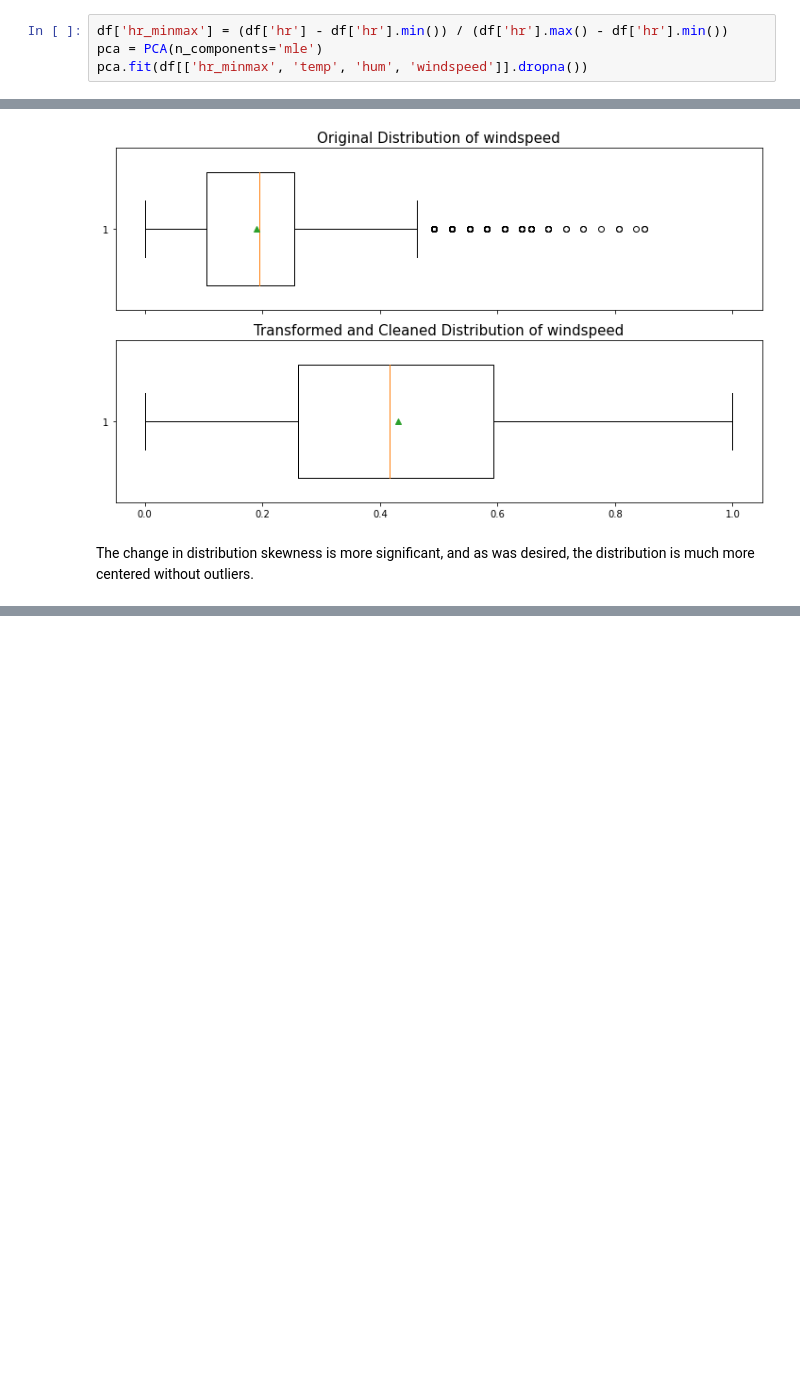
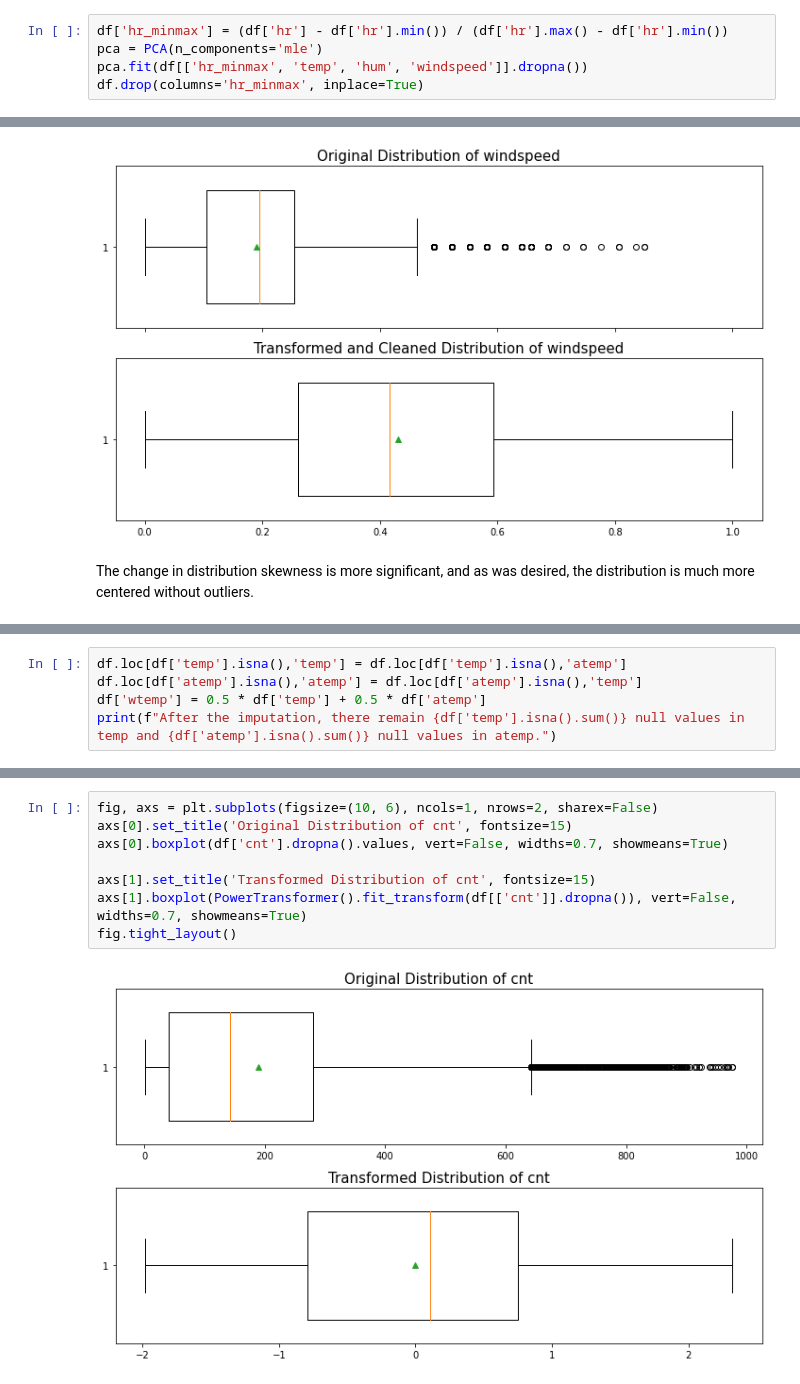
Before and after one commit to altogi/PredictingBikeSharing, a Jupyter notebook: Bike_Sharing_Group3.ipynb, the cells around one changed output, grey strips where cells are left out. Cells and saved outputs as stored; diff of their text form; blank space fills up the shorter version.

```diff
--- a/Bike_Sharing_Group3.ipynb
+++ b/Bike_Sharing_Group3.ipynb
@@ -209,3 +210,4 @@ To examine whether defining new features based linear combinations of original f
 df['hr_minmax'] = (df['hr'] - df['hr'].min()) / (df['hr'].max() - df['hr'].min())
 pca = PCA(n_components='mle')
 pca.fit(df[['hr_minmax', 'temp', 'hum', 'windspeed']].dropna())
+df.drop(columns='hr_minmax', inplace=True)
@@ -616,0 +626,5 @@ The change in distribution skewness is more significant, and as was desired, the
+# %%
+df.loc[df['temp'].isna(),'temp'] = df.loc[df['temp'].isna(),'atemp']
+df.loc[df['atemp'].isna(),'atemp'] = df.loc[df['atemp'].isna(),'temp']
+df['wtemp'] = 0.5 * df['temp'] + 0.5 * df['atemp']
+print(f"After the imputation, there remain {df['temp'].isna().sum()} null values in temp and {df['atemp'].isna().sum()} null values in atemp.")
@@ -616,0 +636,10 @@ The change in distribution skewness is more significant, and as was desired, the
+# %%
+fig, axs = plt.subplots(figsize=(10, 6), ncols=1, nrows=2, sharex=False)
+axs[0].set_title('Original Distribution of cnt', fontsize=15)
+axs[0].boxplot(df['cnt'].dropna().values, vert=False, widths=0.7, showmeans=True)
+
+axs[1].set_title('Transformed Distribution of cnt', fontsize=15)
+axs[1].boxplot(PowerTransformer().fit_transform(df[['cnt']].dropna()), vert=False, widths=0.7, showmeans=True)
+fig.tight_layout()
+# %% [output]
+[figure, added]
```
Also changed, not shown: parts of 20 cells of this notebook.
